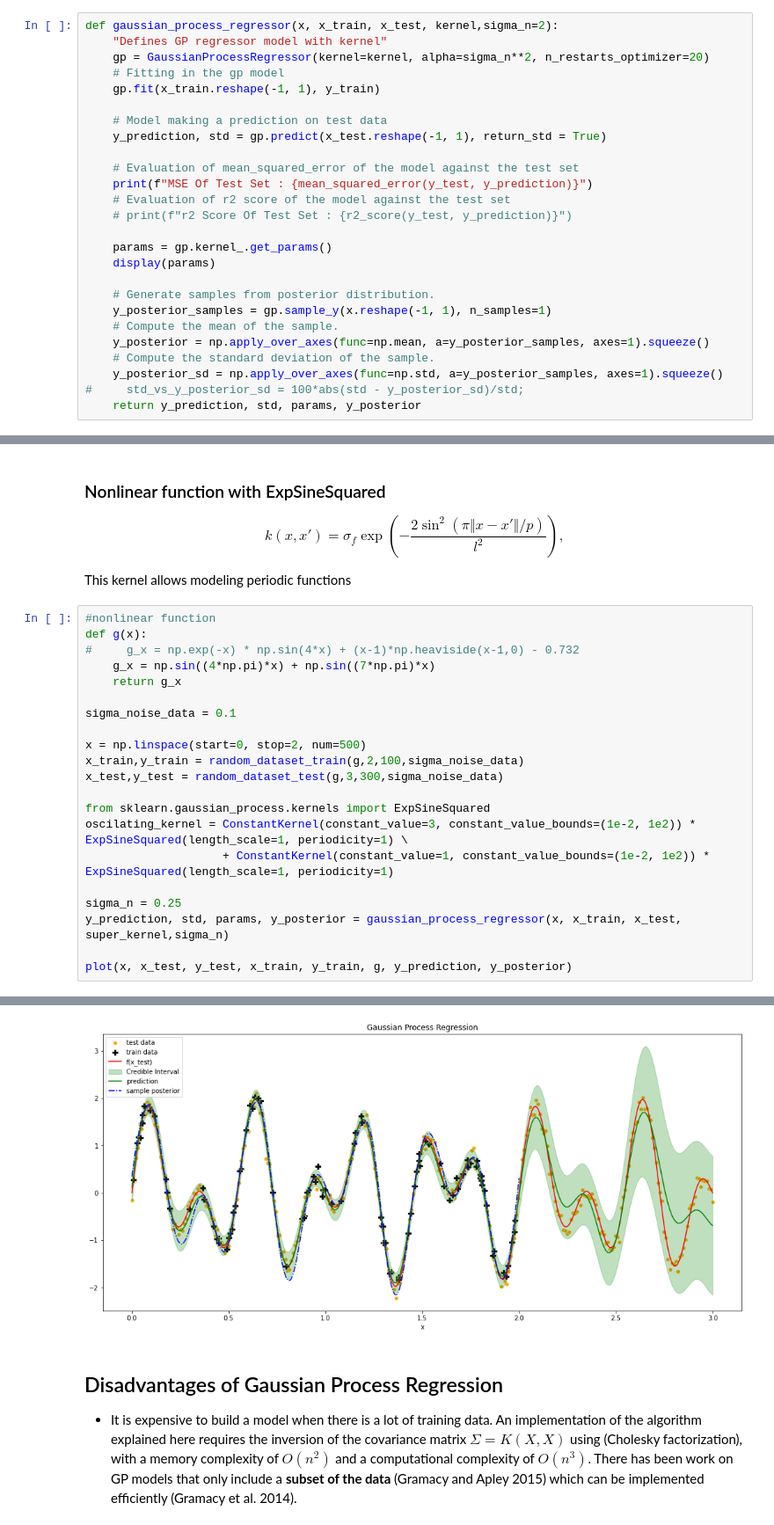
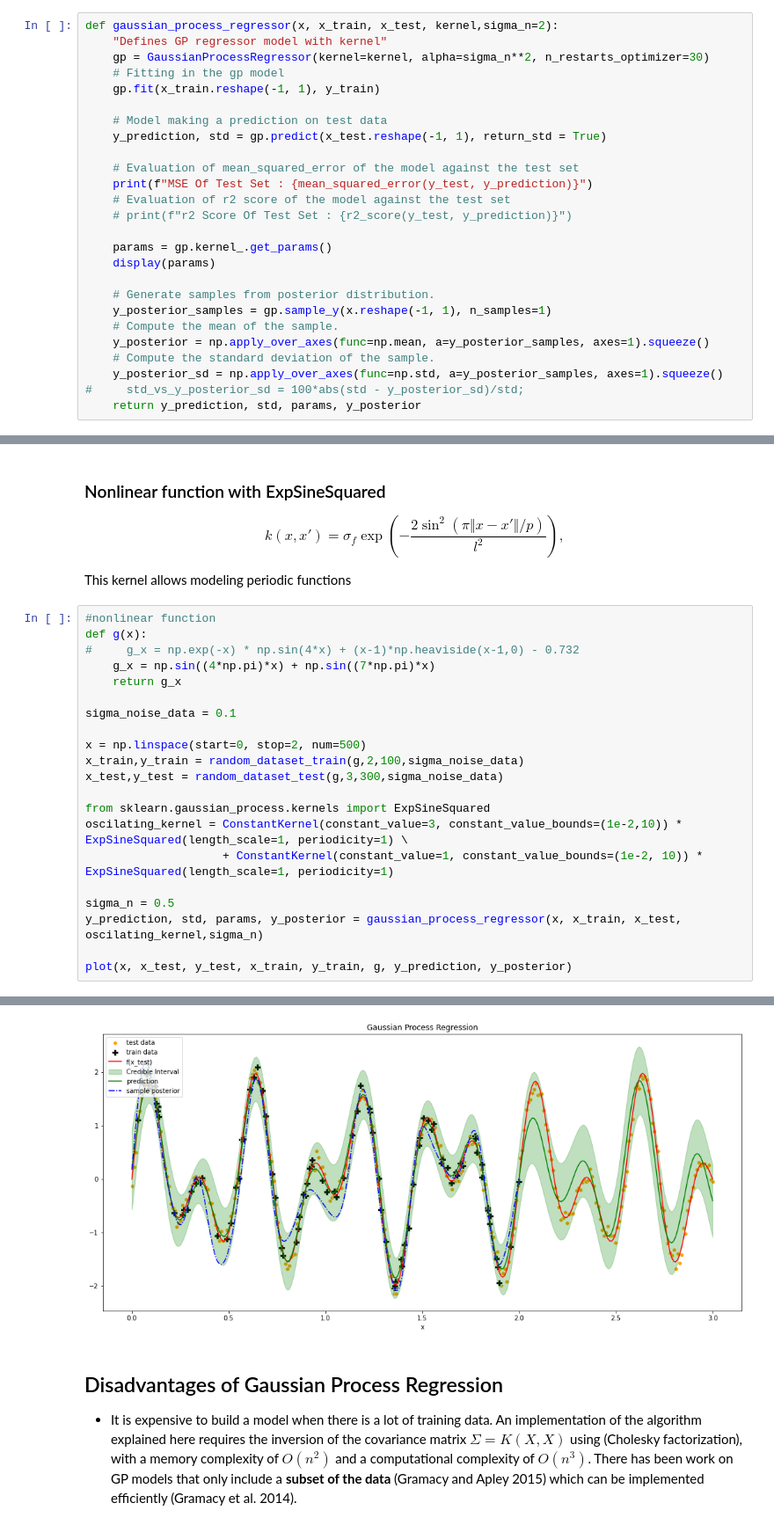
Before and after one commit to mschossler/GaussianProcess_StockPrediction, a Jupyter notebook: GP.ipynb, the cells around one changed output, grey strips where cells are left out. Shown: that part at 88% size. Drawn from its saved outputs; the diff is of its cells as text.

```diff
--- a/GP.ipynb
+++ b/GP.ipynb
@@ -359,7 +360,7 @@ We use [GaussianProcessRegressor](https://scikit-learn.org/stable/modules/genera
 # %%
 def gaussian_process_regressor(x, x_train, x_test, kernel,sigma_n=2):
     "Defines GP regressor model with kernel"
-    gp = GaussianProcessRegressor(kernel=kernel, alpha=sigma_n**2, n_restarts_optimizer=20)
+    gp = GaussianProcessRegressor(kernel=kernel, alpha=sigma_n**2, n_restarts_optimizer=30)
     # Fitting in the gp model
     gp.fit(x_train.reshape(-1, 1), y_train)
 
@@ -681,11 +679,11 @@ x_train,y_train = random_dataset_train(g,2,100,sigma_noise_data)
 x_test,y_test = random_dataset_test(g,3,300,sigma_noise_data)
 
 from sklearn.gaussian_process.kernels import ExpSineSquared
-oscilating_kernel = ConstantKernel(constant_value=3, constant_value_bounds=(1e-2, 1e2)) * ExpSineSquared(length_scale=1, periodicity=1) \
-                    + ConstantKernel(constant_value=1, constant_value_bounds=(1e-2, 1e2)) * ExpSineSquared(length_scale=1, periodicity=1)
+oscilating_kernel = ConstantKernel(constant_value=3, constant_value_bounds=(1e-2,10)) * ExpSineSquared(length_scale=1, periodicity=1) \
+                    + ConstantKernel(constant_value=1, constant_value_bounds=(1e-2, 10)) * ExpSineSquared(length_scale=1, periodicity=1)
 
-sigma_n = 0.25
-y_prediction, std, params, y_posterior = gaussian_process_regressor(x, x_train, x_test, super_kernel,sigma_n)
+sigma_n = 0.5
+y_prediction, std, params, y_posterior = gaussian_process_regressor(x, x_train, x_test, oscilating_kernel,sigma_n)
 
 plot(x, x_test, y_test, x_train, y_train, g, y_prediction, y_posterior)
 # %% [output]
@@ -710,4 +709,4 @@ MSE Of Test Set : 0.07431494340796982
-[figure, old version]
+[figure, new version]
 # %% [markdown]
 ## Disadvantages of Gaussian Process Regression
 
```
Also changed, not shown: parts of 9 cells of this notebook, 1 other file.
